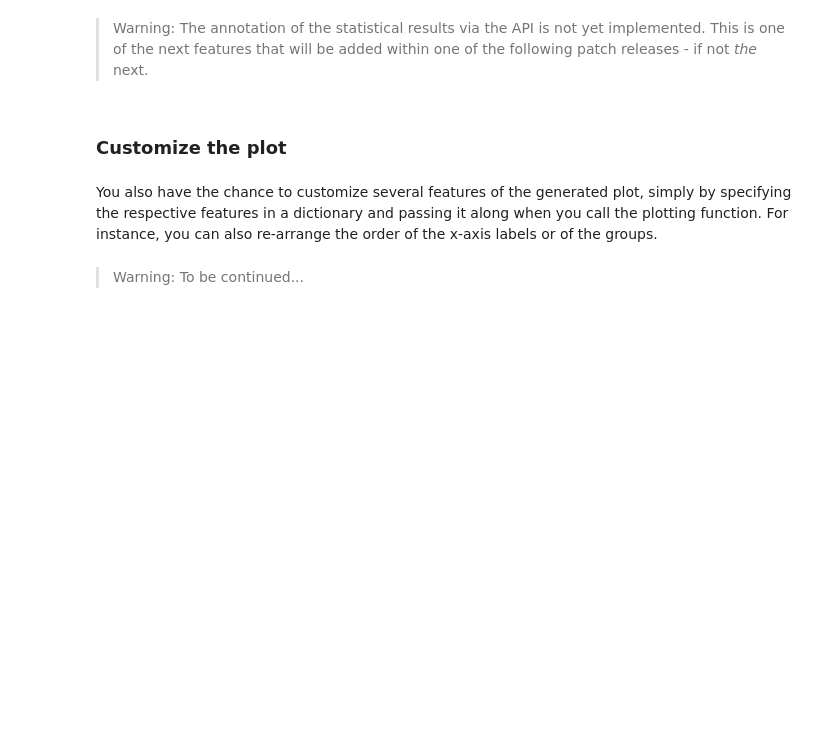
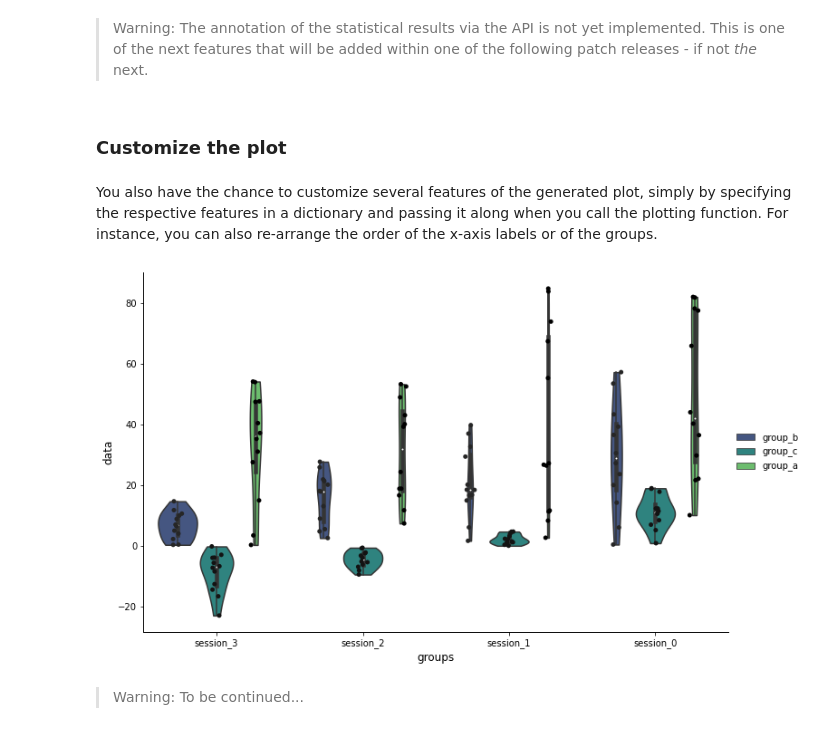
Before and after one commit to Defense-Circuits-Lab/stats_n_plots, a Jupyter notebook: 03_api_tutorial.ipynb, the cells around one changed output. Drawn from its saved outputs; the diff is of its cells as text; code cells hidden in the pictures; blank space fills up the shorter version.

```diff
--- a/03_api_tutorial.ipynb
+++ b/03_api_tutorial.ipynb
@@ -239,8 +317,10 @@ You also have the chance to customize several features of the generated plot, si
 # %%
 params = {'l_xlabel_order': ['session_3', 'session_2', 'session_1', 'session_0'],
           'l_hue_order': ['group_b', 'group_c', 'group_a'],
           'color_palette': 'viridis'}
 
-plots.plot_mma(df, plot_type = 'violinplot with stripplot overlay', params = params)
+plots.plot_mma(df, plot_type = 'violinplot with stripplot overlay', **params)
+# %% [output]
+[figure, added]
 # %% [markdown]
 > Warning: To be continued...
```
Also changed, not shown: parts of 20 cells of this notebook, 5 other files.
